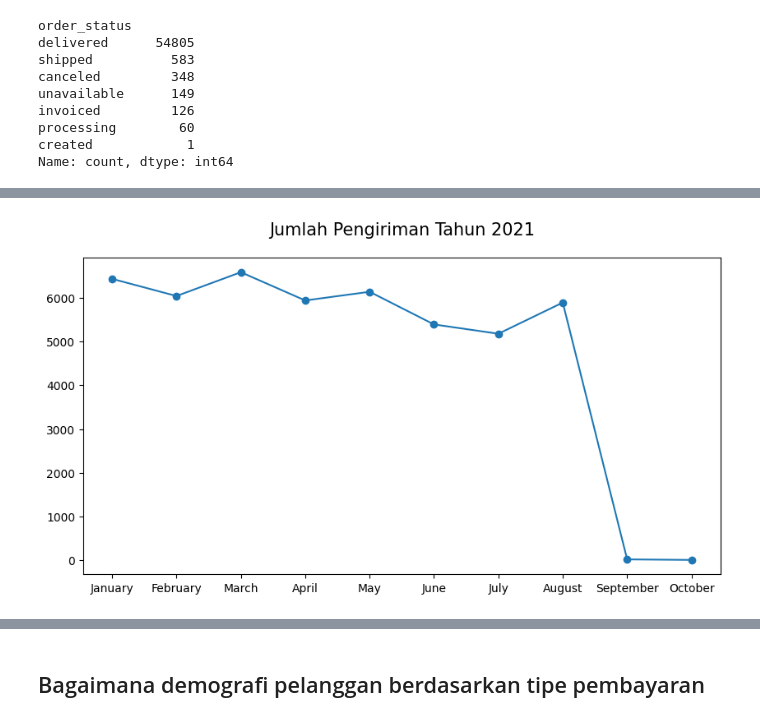
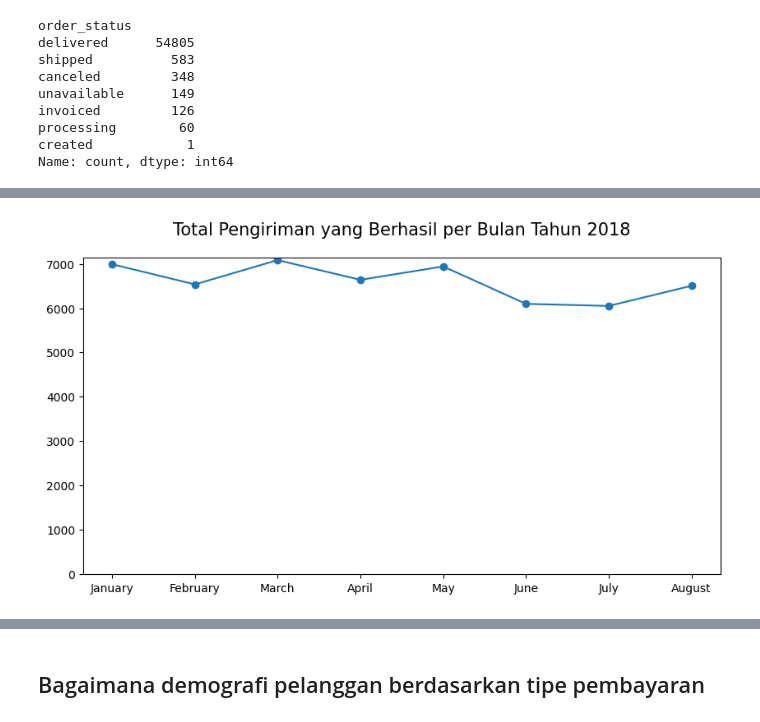
Before and after one commit to NUMA-1/latihan-dasboard, a Jupyter notebook: Dc_Nugga Pratama.ipynb, the cells around one changed output, grey strips where cells are left out. Cells and saved outputs as stored; diff of their text form; code cells hidden in the pictures.

Commit message:
Perbaikan kesimpulan dan filter data

```diff
--- a/Dc_Nugga Pratama.ipynb
+++ b/Dc_Nugga Pratama.ipynb
@@ -914,3 +905,6 @@ all_df.head()
+# %%
+all_df.head()
+all_df = all_df[all_df['order_approved_at'].dt.year == all_df['order_approved_at'].dt.year.max()]
 # %%
 revenue_df = all_df[all_df['order_approved_at'].dt.year == all_df['order_approved_at'].dt.year.max()]
 revenue_df['order_status'].value_counts()
@@ -972,0 +960,7 @@ dapat dilihat
+# %%
+filter_order = filtered_df[filtered_df['order_status']=='delivered']
+ordered_df = filter_order.resample(rule='M', on='order_approved_at').agg({
+    'order_id' : 'nunique'
+})
+ordered_df['month'] = ordered_df.index.strftime('%B')
+ordered_df
@@ -973,9 +978,10 @@ dapat dilihat
 # %%
 plt.figure(figsize=(10, 5))
-plt.plot(revenue_df['month'], revenue_df['count_order'], marker='o')
-plt.title('Jumlah Pengiriman Tahun 2021', loc='center',fontsize=15,pad=20)
+plt.plot(ordered_df['month'], ordered_df['order_id'], marker='o')
+plt.title('Total Pengiriman yang Berhasil per Bulan Tahun 2018', loc='center',fontsize=15,pad=20)
+plt.ylim(bottom=0)
 plt.show()
 # %% [output]
-[figure, old version]
+[figure, new version]
 # %% [markdown]
 Dapat dilihat bahwa:
```
Also changed, not shown: parts of 14 cells of this notebook.
